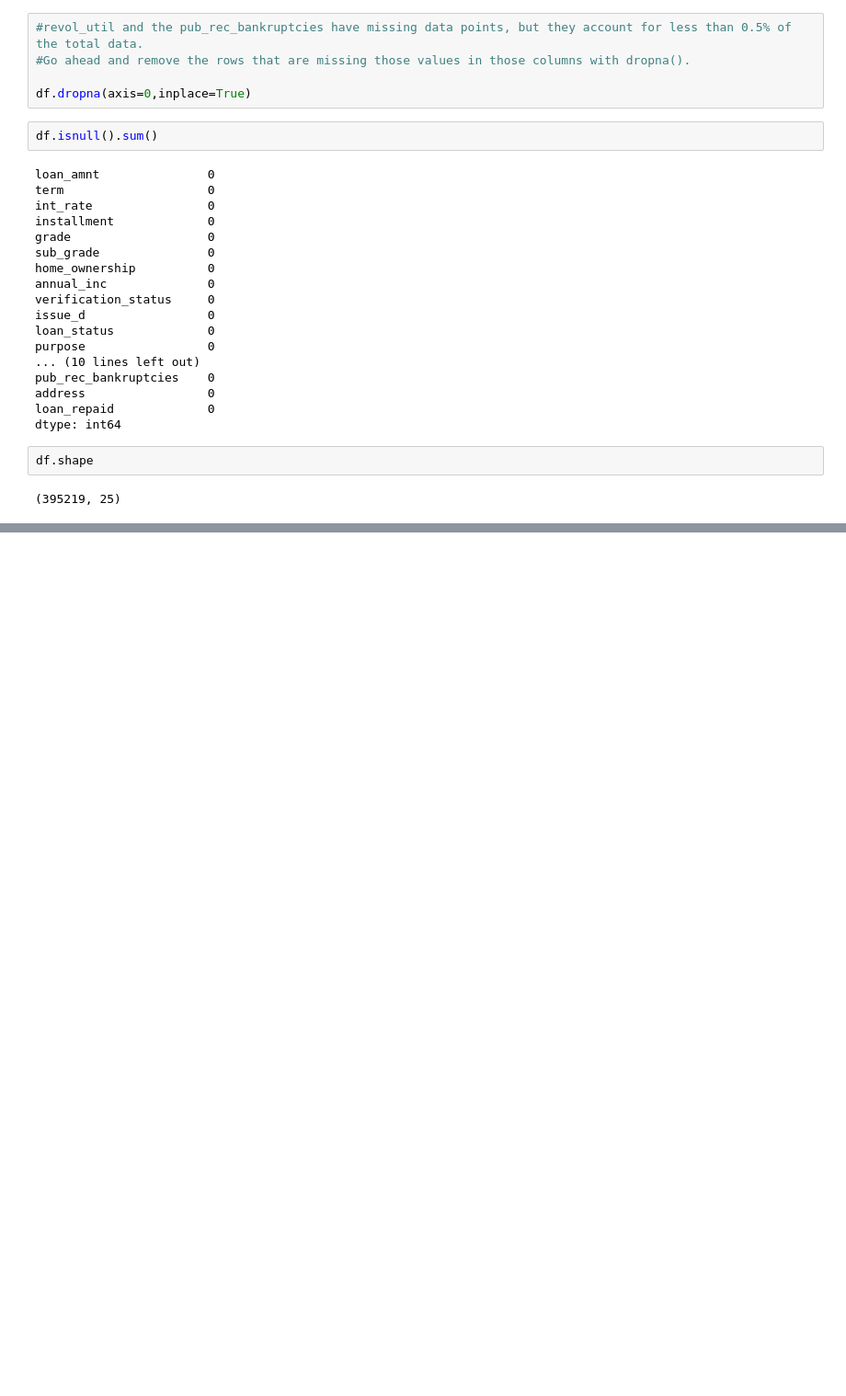
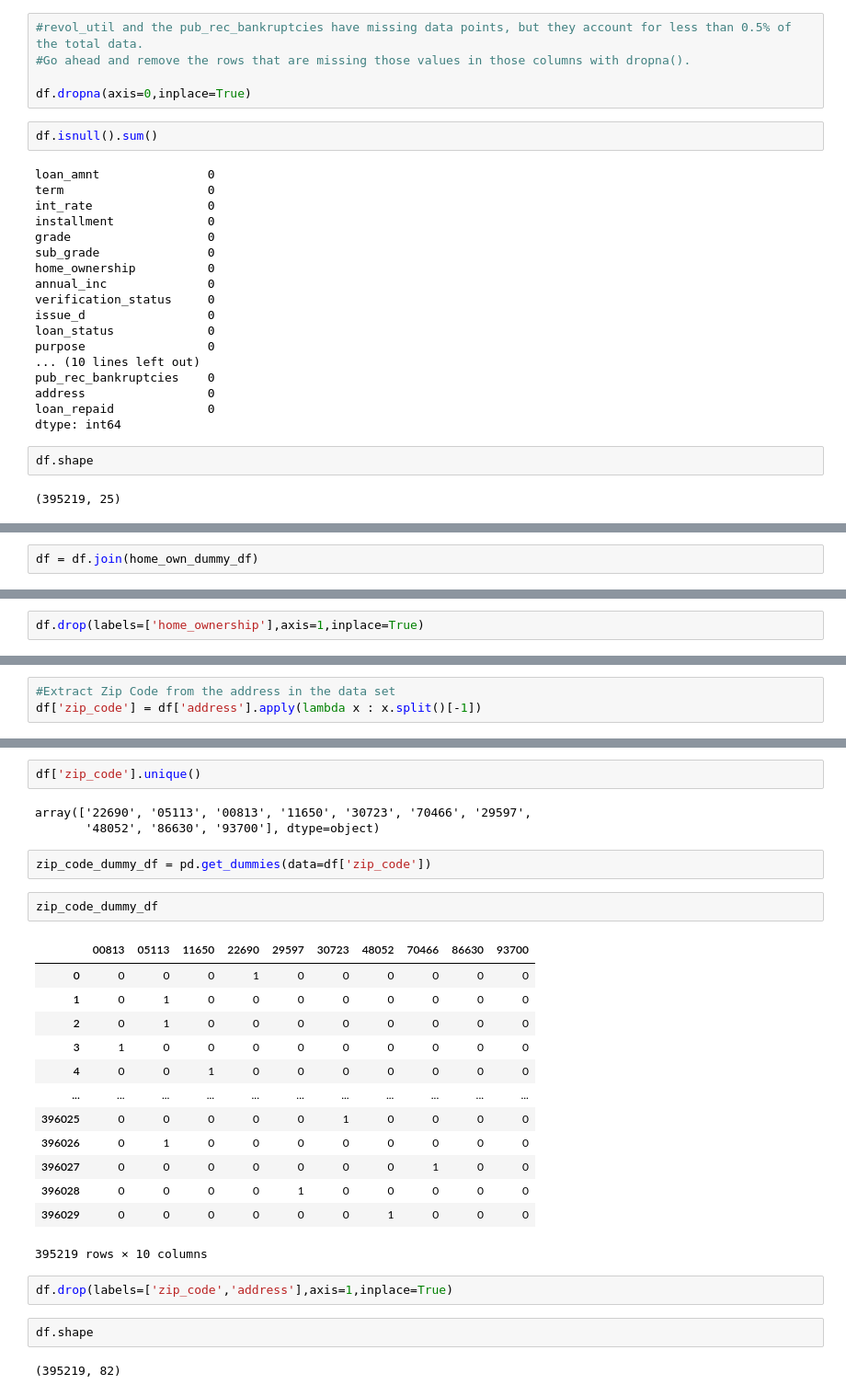
Before and after one commit to vishalrec1/Python, a Jupyter notebook: LendingClub_DataSet_Analysis_and_ANN_model_using_Keras.ipynb, the cells around one changed output, grey strips where cells are left out. Shown at 92% size. Drawn from its saved outputs; the diff is of its cells as text; blank space fills up the shorter version.

```diff
--- a/LendingClub_DataSet_Analysis_and_ANN_model_using_Keras.ipynb
+++ b/LendingClub_DataSet_Analysis_and_ANN_model_using_Keras.ipynb
@@ -1036,0 +1416,2 @@ df.shape
+# %%
+df = df.join(home_own_dummy_df)
@@ -1036,0 +1422,2 @@ df.shape
+# %%
+df.drop(labels=['home_ownership'],axis=1,inplace=True)
@@ -1036,0 +1428,3 @@ df.shape
+# %%
+#Extract Zip Code from the address in the data set
+df['zip_code'] = df['address'].apply(lambda x : x.split()[-1])
@@ -1036,0 +1447,29 @@ df.shape
+# %%
+df['zip_code'].unique()
+# %% [output]
+array(['22690', '05113', '00813', '11650', '30723', '70466', '29597',
+       '48052', '86630', '93700'], dtype=object)
+# %%
+zip_code_dummy_df = pd.get_dummies(data=df['zip_code'])
+# %%
+zip_code_dummy_df
+# %% [output]
+|  | 00813 | 05113 | 11650 | 22690 | 29597 | 30723 | 48052 | 70466 | 86630 | 93700 |
+| 0 | 0 | 0 | 0 | 1 | 0 | 0 | 0 | 0 | 0 | 0 |
+| 1 | 0 | 1 | 0 | 0 | 0 | 0 | 0 | 0 | 0 | 0 |
+| 2 | 0 | 1 | 0 | 0 | 0 | 0 | 0 | 0 | 0 | 0 |
+| 3 | 1 | 0 | 0 | 0 | 0 | 0 | 0 | 0 | 0 | 0 |
+| 4 | 0 | 0 | 1 | 0 | 0 | 0 | 0 | 0 | 0 | 0 |
+| ... | ... | ... | ... | ... | ... | ... | ... | ... | ... | ... |
+| 396025 | 0 | 0 | 0 | 0 | 0 | 1 | 0 | 0 | 0 | 0 |
+| 396026 | 0 | 1 | 0 | 0 | 0 | 0 | 0 | 0 | 0 | 0 |
+| 396027 | 0 | 0 | 0 | 0 | 0 | 0 | 0 | 1 | 0 | 0 |
+| 396028 | 0 | 0 | 0 | 0 | 1 | 0 | 0 | 0 | 0 | 0 |
+| 396029 | 0 | 0 | 0 | 0 | 0 | 0 | 1 | 0 | 0 | 0 |
+395219 rows × 10 columns
+# %%
+df.drop(labels=['zip_code','address'],axis=1,inplace=True)
+# %%
+df.shape
+# %% [output]
+(395219, 82)
```
Also changed, not shown: parts of 117 cells of this notebook.
